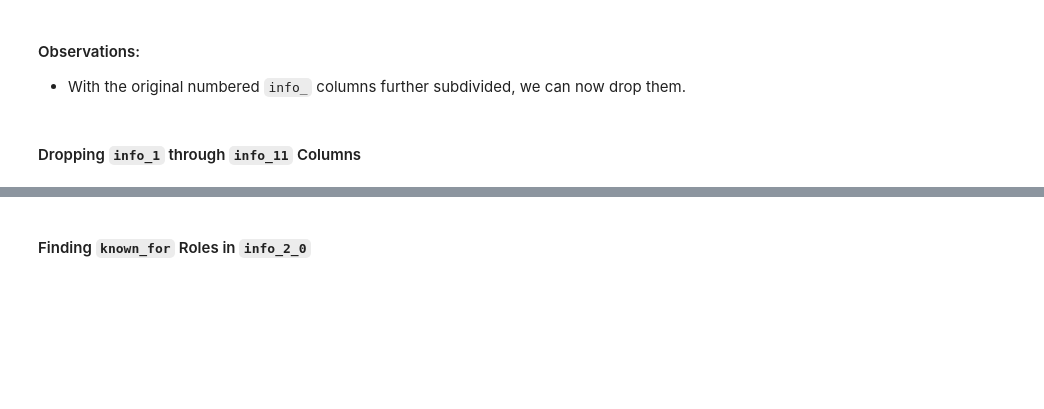
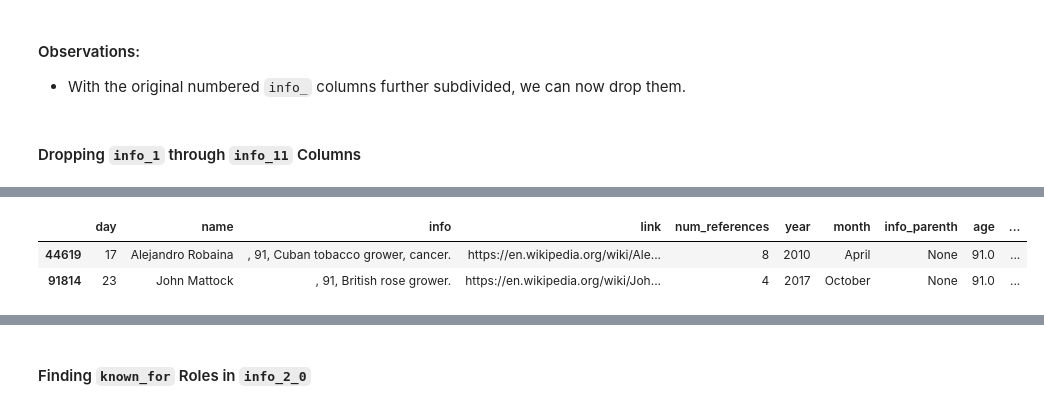
Before and after one commit to teresahanak/wikipedia-life-expectancy, a Jupyter notebook: wp_life_expect_data_clean4_thanak_2022_06_23.ipynb, the cells around one changed output, grey strips where cells are left out. Cells and saved outputs as stored; diff of their text form; code cells hidden in the pictures; blank space fills up the shorter version.

```diff
--- a/wp_life_expect_data_clean4_thanak_2022_06_23.ipynb
+++ b/wp_life_expect_data_clean4_thanak_2022_06_23.ipynb
@@ -372 +372,7 @@ df.sample()
 [interactive output not drawn]
+# %%
+df.loc[[index for index in df.index if "grower" in df.loc[index, "info"]], :]
+# %% [output]
+|  | day | name | info | link | num_references | year | month | info_parenth | age | ... |
+| 44619 | 17 | Alejandro Robaina | , 91, Cuban tobacco grower, cancer. | https://en.wikipedia.org/wiki/Ale... | 8 | 2010 | April | None | 91.0 | ... |
+| 91814 | 23 | John Mattock | , 91, British rose grower. | https://en.wikipedia.org/wiki/Joh... | 4 | 2017 | October | None | 91.0 | ... |
```
Also changed, not shown: parts of 35 cells of this notebook, 4 other files.
